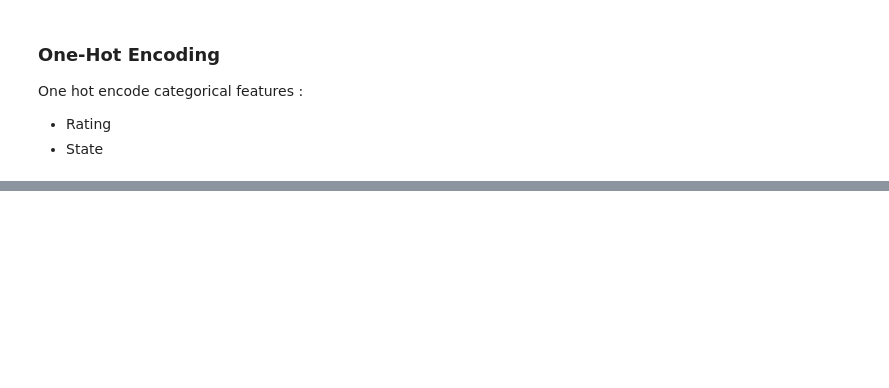
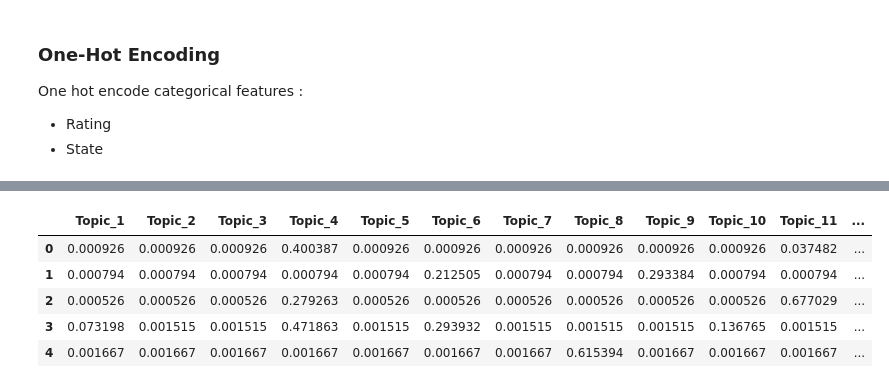
Before and after one commit to lihuicham/review-fraud-detection, a Jupyter notebook: code.ipynb, the cells around one changed output, grey strips where cells are left out. Saved outputs shown, nothing was run; the diff lists cells and outputs as text; code cells hidden in the pictures; blank space fills up the shorter version.

Commit message:
feat : add LDA topic modeling + resampling + preprocessing

```diff
--- a/code.ipynb
+++ b/code.ipynb
@@ -1203,0 +1193,14 @@ X_test[numerical_columns_to_scale] = scaler.transform(X_test[numerical_columns_t
+# %%
+# Convert text to a bag-of-words representation
+vectorizer = CountVectorizer(stop_words='english')  # Remove stopwords
+X_train_bow = vectorizer.fit_transform(X_train['reviewContent'])
+X_test_bow = vectorizer.transform(X_test['reviewContent'])
+# %%
+# Define the number of topics
+n_topics = 20
+
+# Initialize LDA
+lda = LatentDirichletAllocation(n_components=n_topics, random_state=42)
+
+# Fit the LDA model on the Bag-of-Words matrix
+lda.fit(X_train_bow)
@@ -1203,0 +1237,15 @@ X_test[numerical_columns_to_scale] = scaler.transform(X_test[numerical_columns_t
+# %%
+# Get document-topic distributions
+X_train_topics = lda.transform(X_train_bow)
+X_test_topics = lda.transform(X_test_bow)
+
+# Create a DataFrame to view the topic distribution for each document
+X_train_topics_df = pd.DataFrame(X_train_topics, columns=[f"Topic_{i+1}" for i in range(n_topics)])
+X_train_topics_df.head()
+# %% [output]
+|  | Topic_1 | Topic_2 | Topic_3 | Topic_4 | Topic_5 | Topic_6 | Topic_7 | Topic_8 | Topic_9 | Topic_10 | Topic_11 | ... |
+| 0 | 0.000926 | 0.000926 | 0.000926 | 0.400387 | 0.000926 | 0.000926 | 0.000926 | 0.000926 | 0.000926 | 0.000926 | 0.037482 | ... |
+| 1 | 0.000794 | 0.000794 | 0.000794 | 0.000794 | 0.000794 | 0.212505 | 0.000794 | 0.000794 | 0.293384 | 0.000794 | 0.000794 | ... |
+| 2 | 0.000526 | 0.000526 | 0.000526 | 0.279263 | 0.000526 | 0.000526 | 0.000526 | 0.000526 | 0.000526 | 0.000526 | 0.677029 | ... |
+| 3 | 0.073198 | 0.001515 | 0.001515 | 0.471863 | 0.001515 | 0.293932 | 0.001515 | 0.001515 | 0.001515 | 0.136765 | 0.001515 | ... |
+| 4 | 0.001667 | 0.001667 | 0.001667 | 0.001667 | 0.001667 | 0.001667 | 0.001667 | 0.615394 | 0.001667 | 0.001667 | 0.001667 | ... |
```
Also changed, not shown: parts of 32 cells of this notebook, 1 other file.
